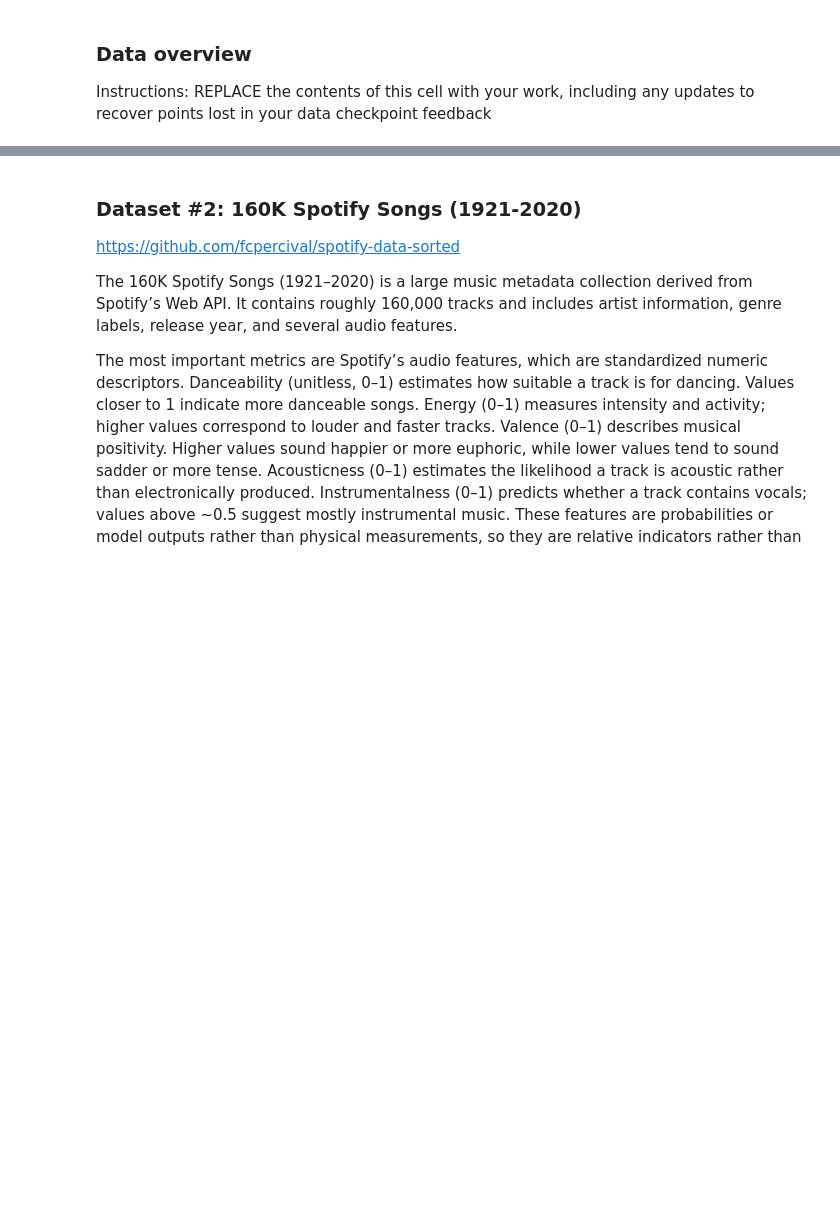
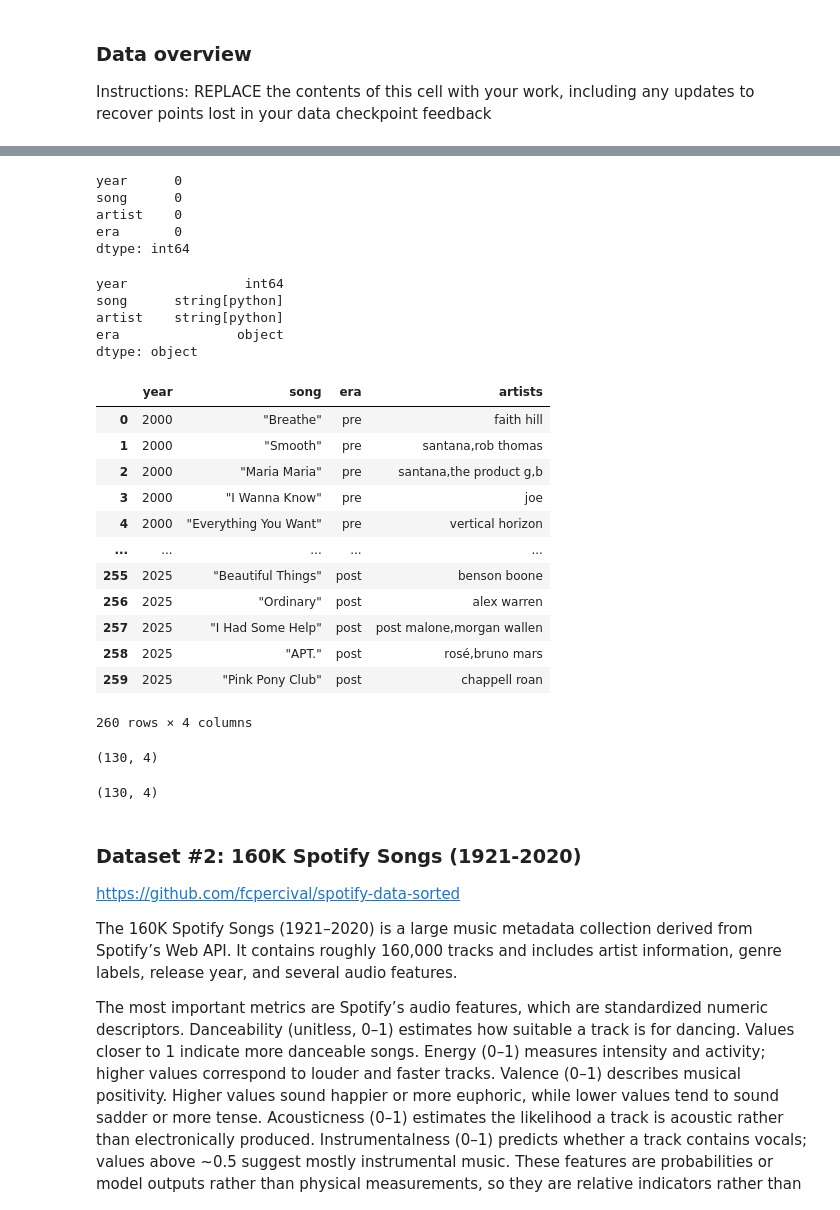
Before and after one commit to COGS108/Group096_WI26, a Jupyter notebook: 02-EDACheckpoint.ipynb, the cells around one changed output, grey strips where cells are left out. Saved outputs shown, nothing was run; the diff lists cells and outputs as text; code cells hidden in the pictures; blank space fills up the shorter version.

```diff
--- a/02-EDACheckpoint.ipynb
+++ b/02-EDACheckpoint.ipynb
@@ -142 +182,76 @@ hot100_unique_14_26
+# %%
+final_df.to_csv('data/01-interim/billboard_top10_annual')
+
+top10_yearly = final_df
+
+def determine_era(year):
+    if year < 2013:
+        return "pre"
+    else:
+        return "post"
+
+top10_yearly["era"] = top10_yearly["year"].apply(determine_era)
+
+display(top10_yearly.isna().sum())
+# %% [output]
+year      0
+song      0
+artist    0
+era       0
+dtype: int64
+# %%
+top10_yearly["song"] = top10_yearly["song"].astype("string")
+top10_yearly["artist"] = top10_yearly["artist"].astype("string")
+print(top10_yearly.dtypes)
+# %% [output]
+year               int64
+song      string[python]
+artist    string[python]
+era               object
+dtype: object
+# %%
+#artist cleanup (will be applied to Spotify 160k later as well)
+import re
+
+def normalize_artists(artist_string):
+    if pd.isna(artist_string):
+        return artist_string
+    artist_string = artist_string.lower()
+    artist_string = re.sub(r'featuring|feat\.?|with|&| x | and ', ',', artist_string)
+    artist_string = re.sub(r'\s*,\s*', ',', artist_string)
+    artist_string = re.sub(r',+', ',', artist_string)
+    artist_list = artist_string.split(',')
+    artist_list = [a.strip() for a in artist_list if a.strip()]
+
+    return ",".join(artist_list)
+# %%
+#apply artist cleaning
+top10_yearly["artists"] = top10_yearly["artist"].apply(normalize_artists)
+top10_yearly.drop(columns=['artist'], inplace=True)
+
+top10_yearly
+# %% [output]
+|  | year | song | era | artists |
+| 0 | 2000 | "Breathe" | pre | faith hill |
+| 1 | 2000 | "Smooth" | pre | santana,rob thomas |
+| 2 | 2000 | "Maria Maria" | pre | santana,the product g,b |
+| 3 | 2000 | "I Wanna Know" | pre | joe |
+| 4 | 2000 | "Everything You Want" | pre | vertical horizon |
+| ... | ... | ... | ... | ... |
+| 255 | 2025 | "Beautiful Things" | post | benson boone |
+| 256 | 2025 | "Ordinary" | post | alex warren |
+| 257 | 2025 | "I Had Some Help" | post | post malone,morgan wallen |
+| 258 | 2025 | "APT." | post | rosé,bruno mars |
+| 259 | 2025 | "Pink Pony Club" | post | chappell roan |
+260 rows × 4 columns
+# %%
+top10_2000_2013 = top10_yearly[top10_yearly["era"] == "pre"]
+top10_2000_2013.shape
+# %% [output]
+(130, 4)
+# %%
+top10_2014_2026 = top10_yearly[top10_yearly["era"] == "post"]
+top10_2014_2026.shape
+# %% [output]
+(130, 4)
 # %%
```
Also changed, not shown: parts of 52 cells of this notebook.
